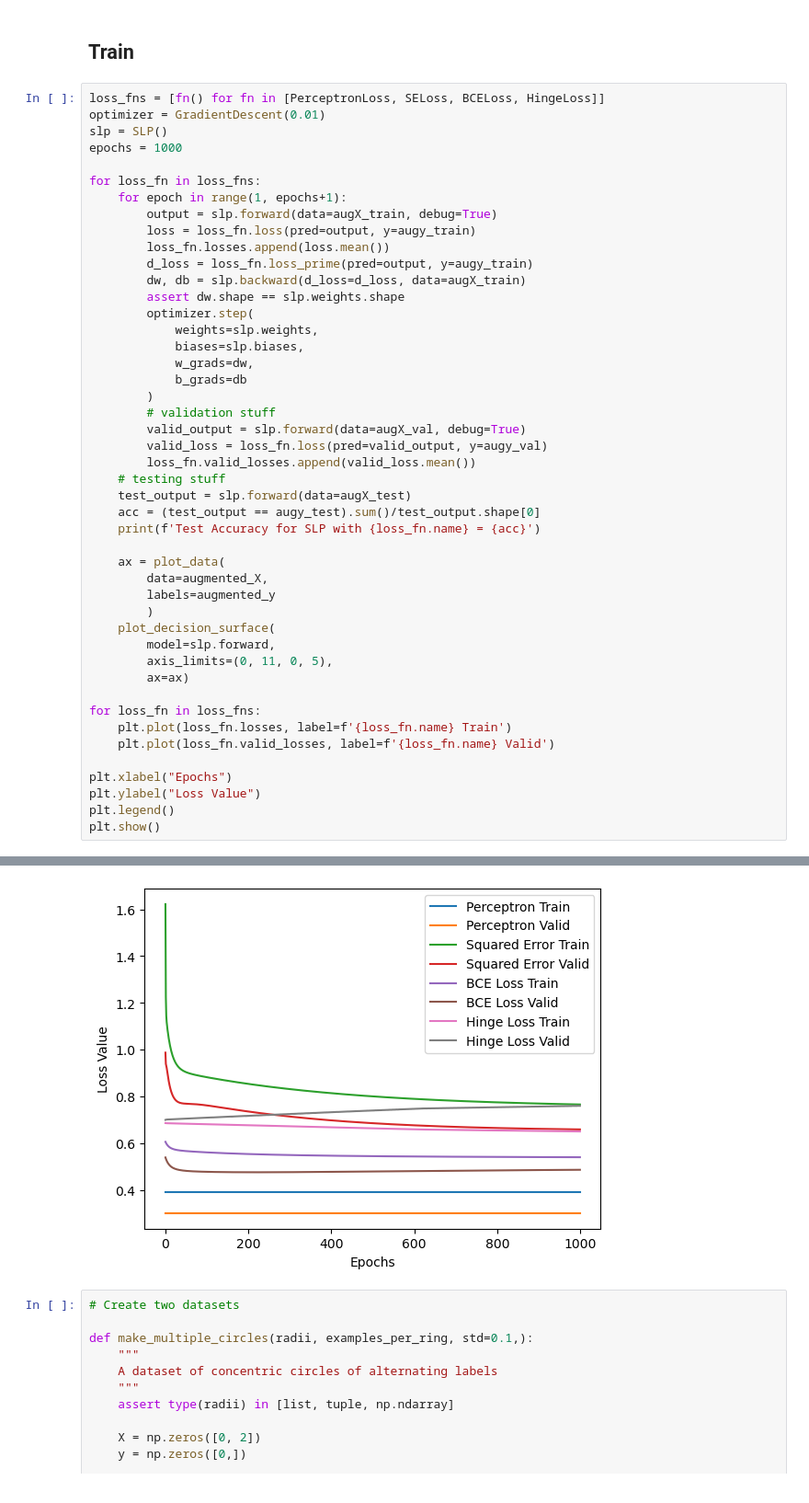
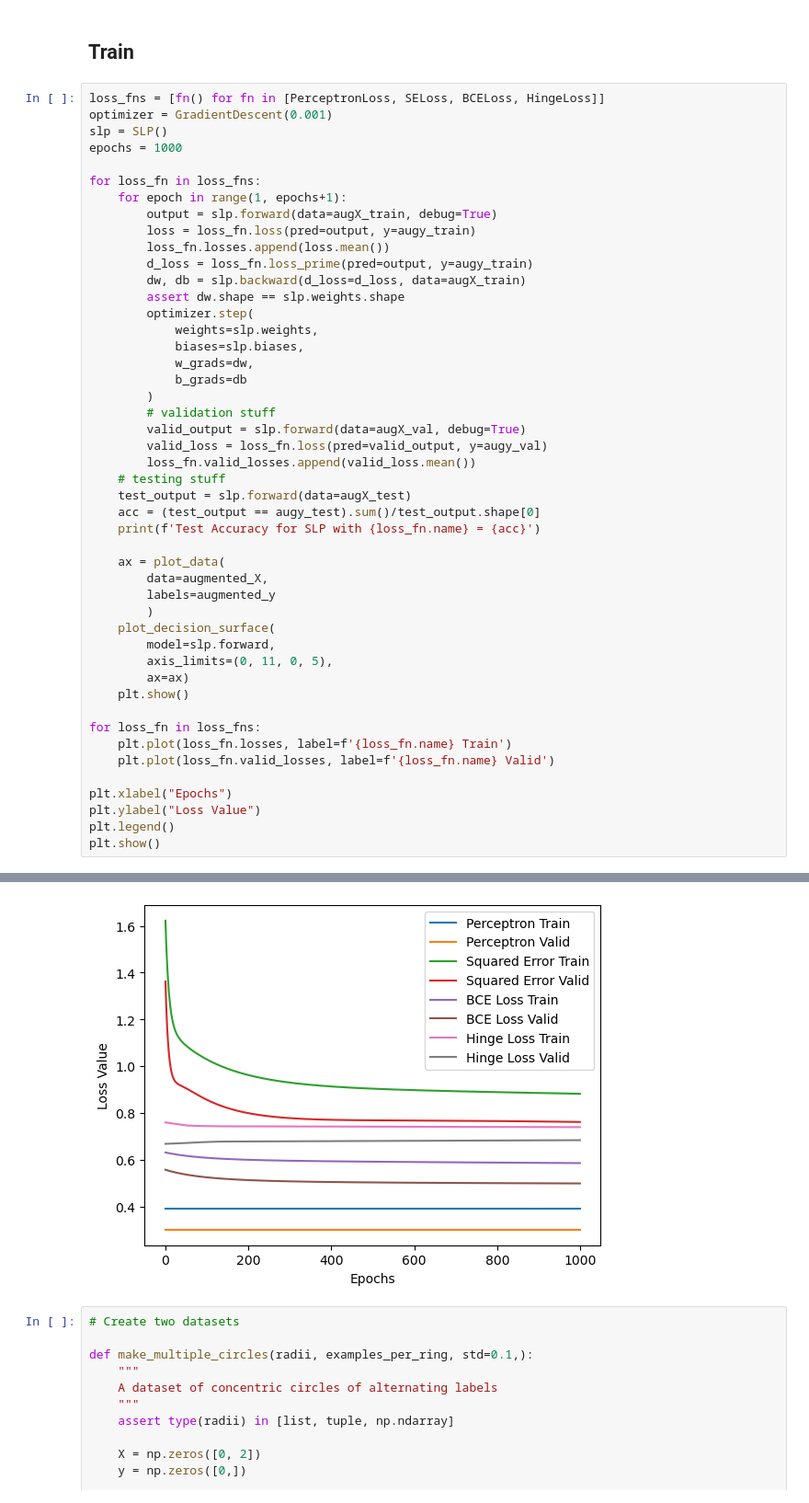
Before and after one commit to JackHanke/dlhw, a Jupyter notebook: hw1/hw1.ipynb, the cells around one changed output, grey strips where cells are left out. Shown at 92% size. Saved outputs shown, nothing was run; the diff lists cells and outputs as text.

Commit message:
Finished #4 plotting

```diff
--- a/hw1/hw1.ipynb
+++ b/hw1/hw1.ipynb
@@ -412,7 +412,7 @@ class GradientDescent:
 ## Train
 # %%
 loss_fns = [fn() for fn in [PerceptronLoss, SELoss, BCELoss, HingeLoss]]
-optimizer = GradientDescent(0.01)
+optimizer = GradientDescent(0.001)
 slp = SLP()
 epochs = 1000
 
@@ -447,6 +447,7 @@ for loss_fn in loss_fns:
         model=slp.forward,
         axis_limits=(0, 11, 0, 5),
         ax=ax)
+    plt.show()
 
 for loss_fn in loss_fns:
     plt.plot(loss_fn.losses, label=f'{loss_fn.name} Train')
@@ -468,4 +469,4 @@ Test Accuracy for SLP with Hinge Loss = 0.25
-[figure, old version]
+[figure, new version]
 # %%
 # Create two datasets
 
```
Also changed, not shown: parts of 4 cells of this notebook.
